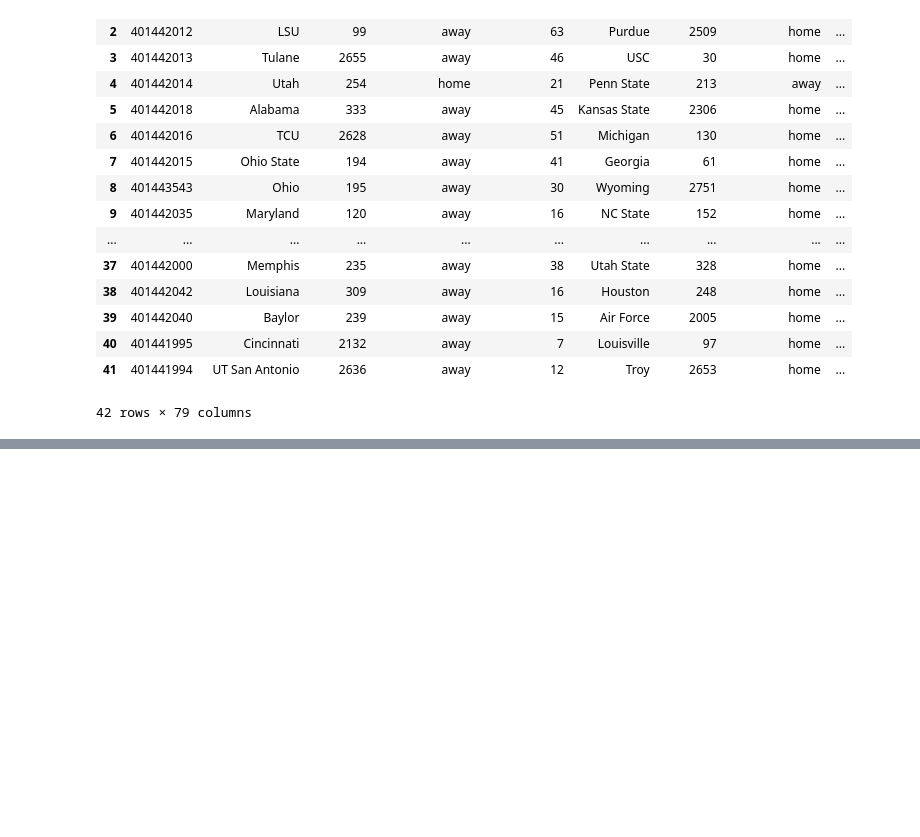
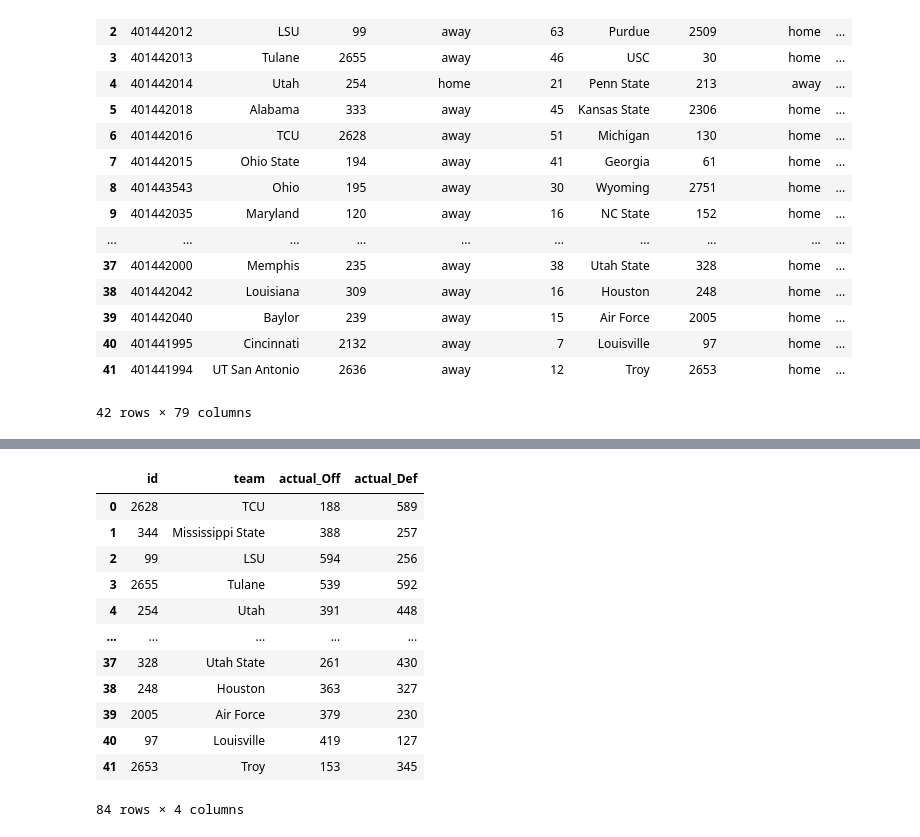
Before and after one commit to r-craig73/cfb_data_wrangling, a Jupyter notebook: cfb_stats_jsons_to_dataframe.ipynb, the cells around one changed output, grey strips where cells are left out. Drawn from its saved outputs; the diff is of its cells as text; code cells hidden in the pictures; blank space fills up the shorter version.

```diff
--- a/cfb_stats_jsons_to_dataframe.ipynb
+++ b/cfb_stats_jsons_to_dataframe.ipynb
@@ -233,0 +261,27 @@ cfb_postseason_games
+# %%
+# Create a DataFrame sorted by team0.id (42 rows x 4 columns)
+# Columns: team | team_id | offense_yards | defense_yards
+team0_total_yards = cfb_postseason_games[['team0.id', 'team0', 'team0.totalYards', 'team1.totalYards']]
+team0_total_yards.columns = ['id', 'team', 'actual_Off', 'actual_Def']
+
+# Create a DataFrame sorted by team1.id (42 rows x 4 columns)
+team1_total_yards = cfb_postseason_games[['team1.id', 'team1', 'team1.totalYards', 'team0.totalYards']]
+team1_total_yards.columns = ['id', 'team', 'actual_Off', 'actual_Def']
+
+# Append rows of team0 & team1 DataFrames
+actual_off_def = pd.concat([team0_total_yards, team1_total_yards])
+actual_off_def
+# %% [output]
+|  | id | team | actual_Off | actual_Def |
+| 0 | 2628 | TCU | 188 | 589 |
+| 1 | 344 | Mississippi State | 388 | 257 |
+| 2 | 99 | LSU | 594 | 256 |
+| 3 | 2655 | Tulane | 539 | 592 |
+| 4 | 254 | Utah | 391 | 448 |
+| ... | ... | ... | ... | ... |
+| 37 | 328 | Utah State | 261 | 430 |
+| 38 | 248 | Houston | 363 | 327 |
+| 39 | 2005 | Air Force | 379 | 230 |
+| 40 | 97 | Louisville | 419 | 127 |
+| 41 | 2653 | Troy | 153 | 345 |
+84 rows × 4 columns
```
Also changed, not shown: parts of 2 cells of this notebook.
